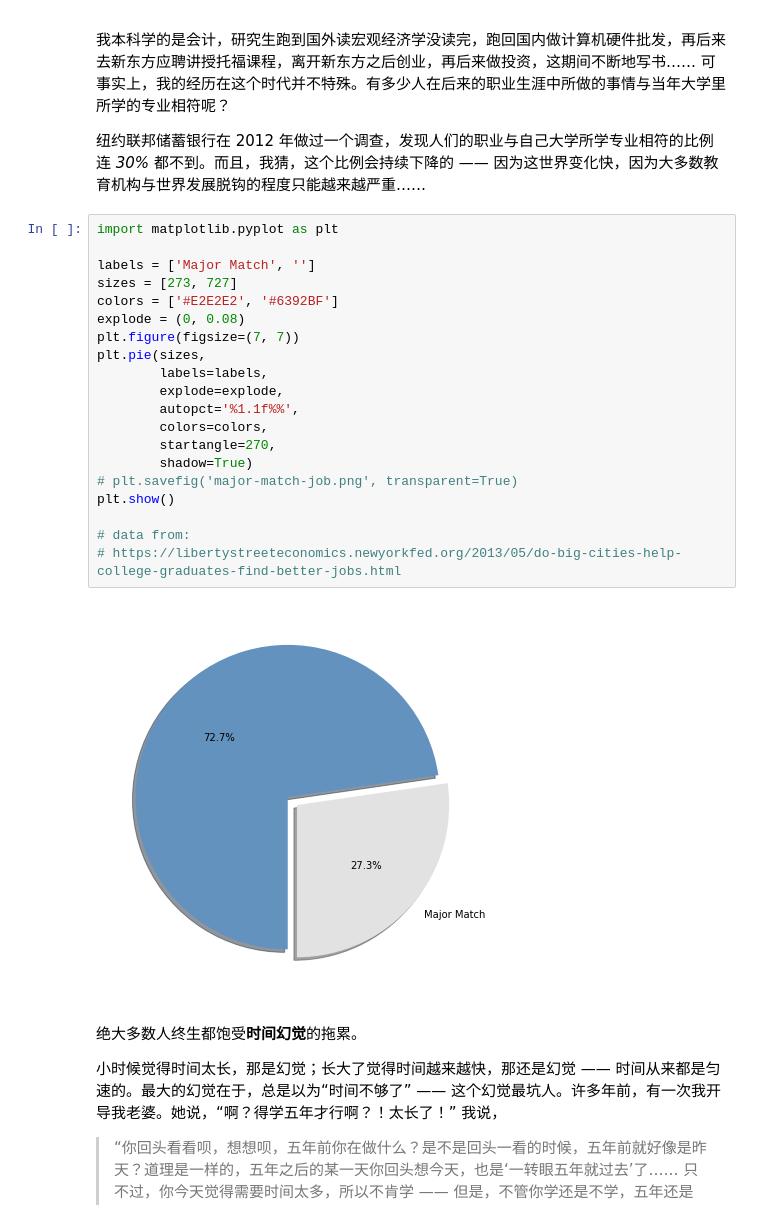
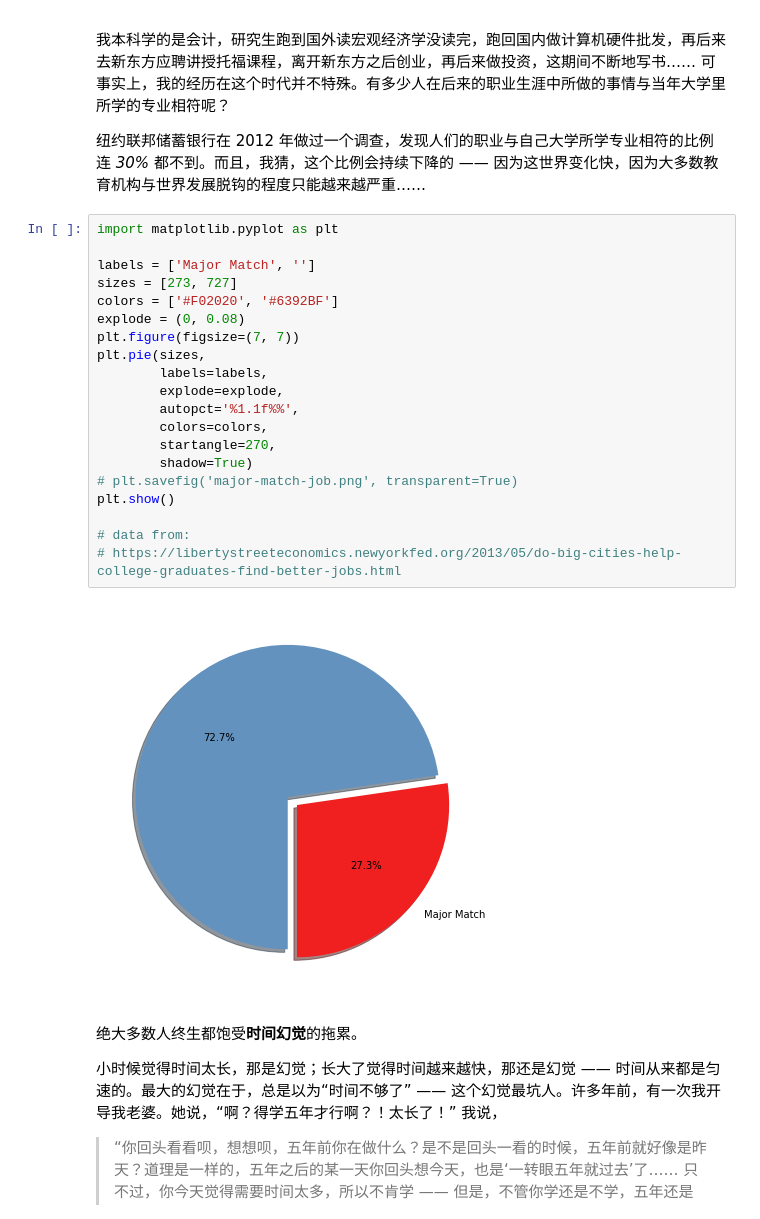
Before and after one commit to haohaookm/the-craft-of-selfteaching, a Jupyter notebook: Part.1.A.better.teachyourself.ipynb, the cells around one changed output. Cells and saved outputs as stored; diff of their text form.

```diff
--- a/Part.1.A.better.teachyourself.ipynb
+++ b/Part.1.A.better.teachyourself.ipynb
@@ -109,25 +109,25 @@ plt.show()
 # %%
 import matplotlib.pyplot as plt
 
 labels = ['Major Match', '']
 sizes = [273, 727]
-colors = ['#E2E2E2', '#6392BF']
+colors = ['#F02020', '#6392BF']
 explode = (0, 0.08)
 plt.figure(figsize=(7, 7))
 plt.pie(sizes,
         labels=labels,
         explode=explode,
         autopct='%1.1f%%',
         colors=colors,
         startangle=270,
         shadow=True)
 # plt.savefig('major-match-job.png', transparent=True)
 plt.show()
 
 # data from:
 # https://libertystreeteconomics.newyorkfed.org/2013/05/do-big-cities-help-college-graduates-find-better-jobs.html
 # %% [output]
-[figure, old version]
+[figure, new version]
 # %% [markdown]
 绝大多数人终生都饱受**时间幻觉**的拖累。
 
```
